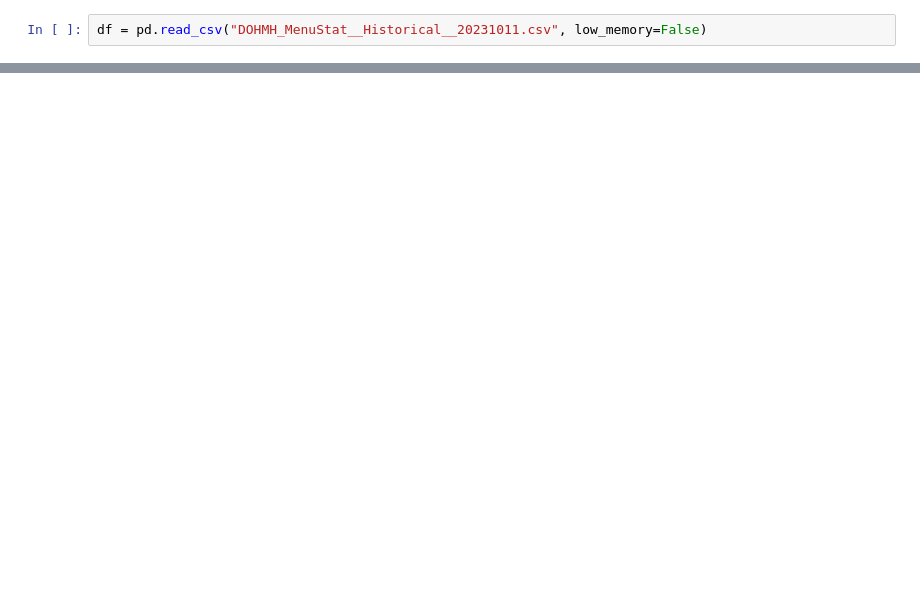
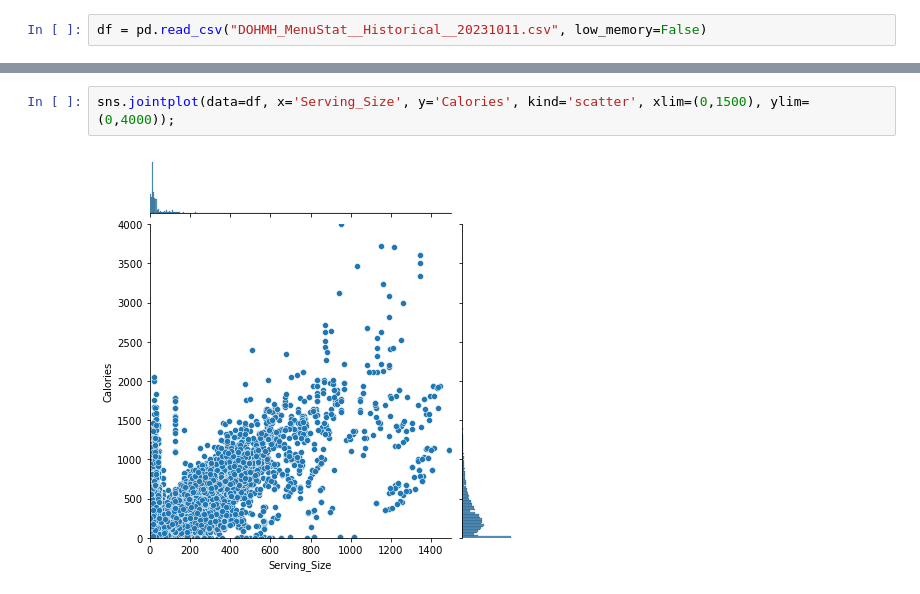
Before and after one commit to slp22/ds-ml-bootcamp, a Jupyter notebook: DOHMH_MenuStat_Historical.ipynb, the cells around one changed output, grey strips where cells are left out. Cells and saved outputs as stored; diff of their text form; blank space fills up the shorter version.

Commit message:
eda plots

```diff
--- a/DOHMH_MenuStat_Historical.ipynb
+++ b/DOHMH_MenuStat_Historical.ipynb
@@ -39,0 +94,4 @@ df.Item_Name.nunique()
+# %%
+sns.jointplot(data=df, x='Serving_Size', y='Calories', kind='scatter', xlim=(0,1500), ylim=(0,4000));
+# %% [output]
+[figure, added]
```
Also changed, not shown: parts of 14 cells of this notebook, 1 other file.
